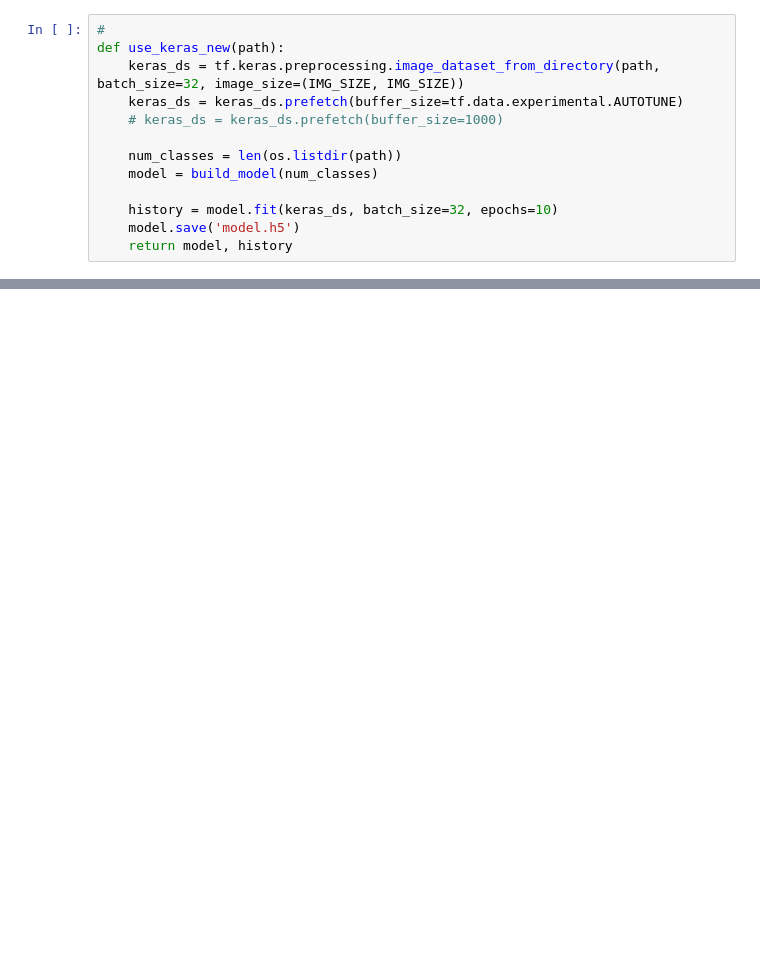
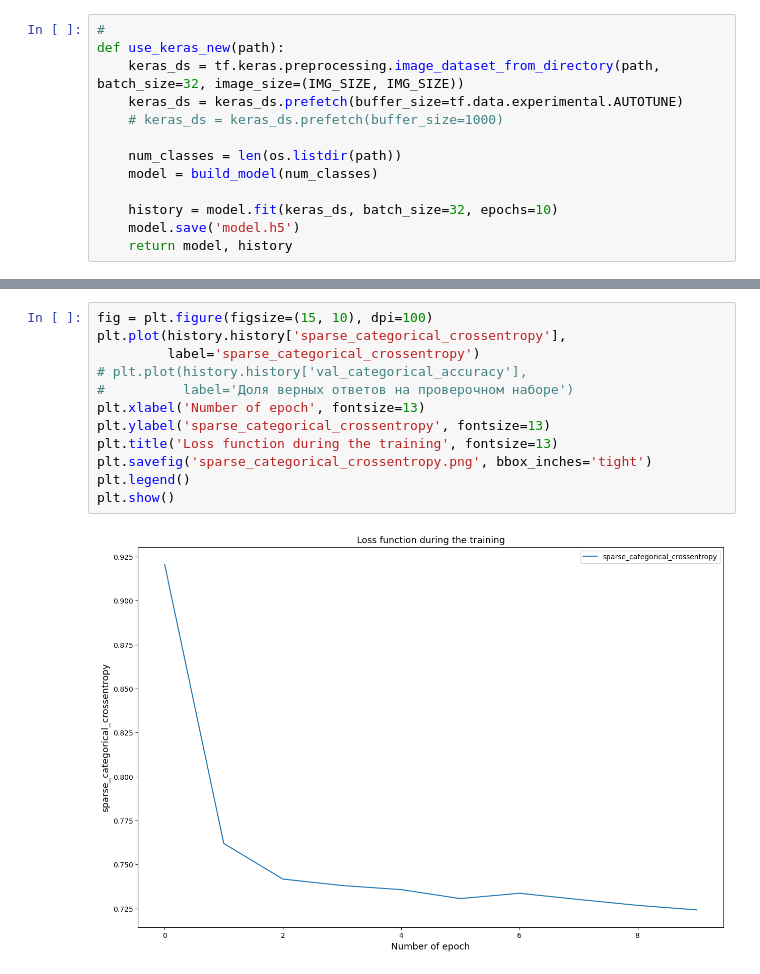
Before and after one commit to AAYamoldin/mushrooms_family_classification, a Jupyter notebook: main.ipynb, the cells around one changed output, grey strips where cells are left out. Saved outputs shown, nothing was run; the diff lists cells and outputs as text; blank space fills up the shorter version.

```diff
--- a/main.ipynb
+++ b/main.ipynb
@@ -271,0 +311,14 @@ plt.show()
+# %%
+fig = plt.figure(figsize=(15, 10), dpi=100)
+plt.plot(history.history['sparse_categorical_crossentropy'],
+         label='sparse_categorical_crossentropy')
+# plt.plot(history.history['val_categorical_accuracy'],
+#          label='Доля верных ответов на проверочном наборе')
+plt.xlabel('Number of epoch', fontsize=13)
+plt.ylabel('sparse_categorical_crossentropy', fontsize=13)
+plt.title('Loss function during the training', fontsize=13)
+plt.savefig('sparse_categorical_crossentropy.png', bbox_inches='tight')
+plt.legend()
+plt.show()
+# %% [output]
+[figure, added]
```
Also changed, not shown: parts of 21 cells of this notebook, 13 other files.
